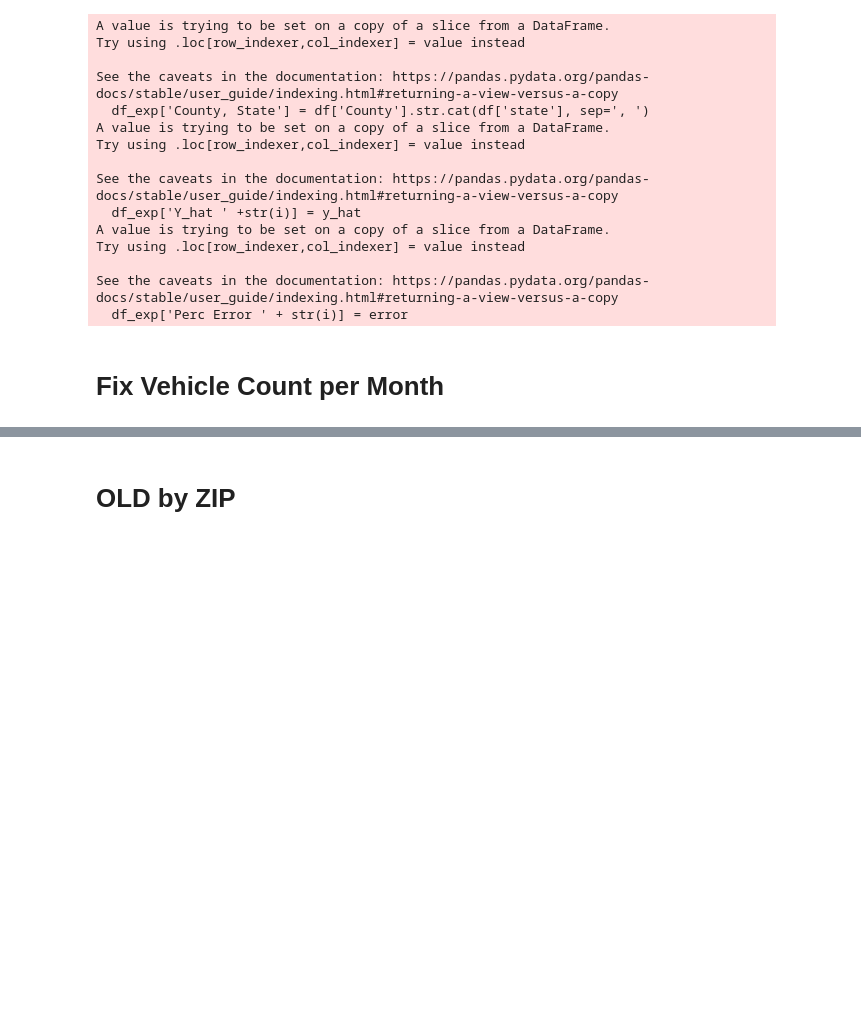
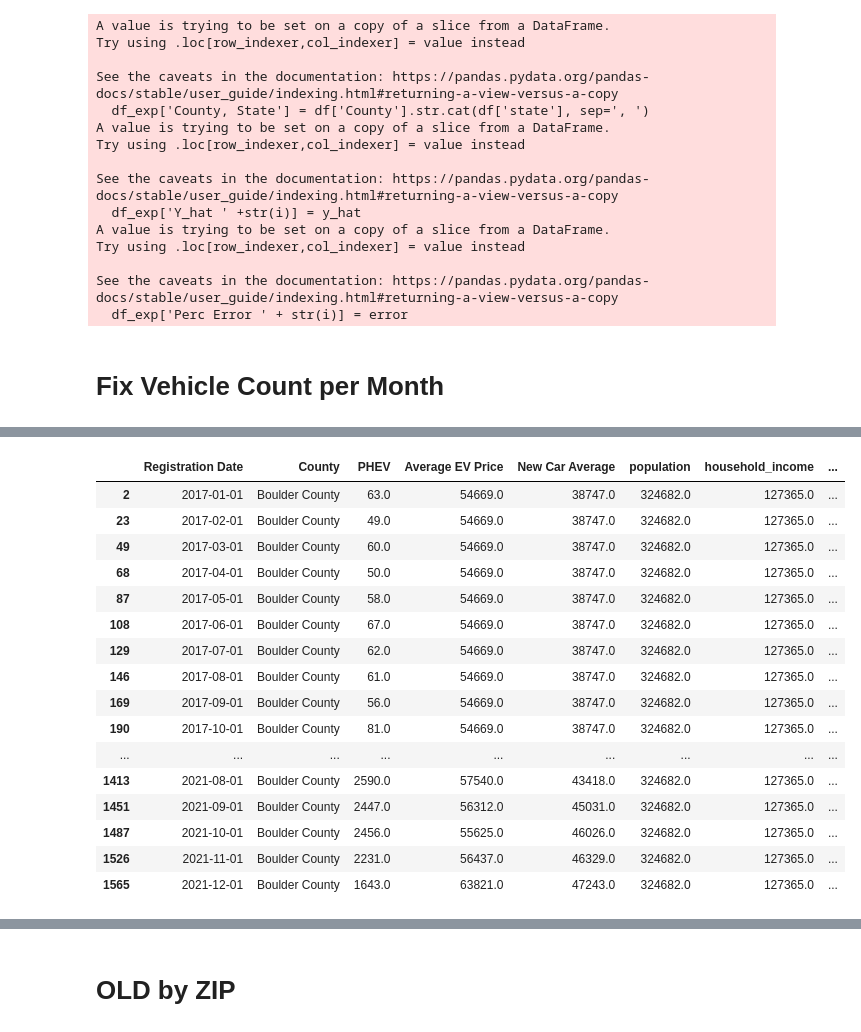
Before and after one commit to shakesy94/ev_adoption_ml, a Jupyter notebook: Visualization.ipynb, the cells around one changed output, grey strips where cells are left out. Saved outputs shown, nothing was run; the diff lists cells and outputs as text; code cells hidden in the pictures; blank space fills up the shorter version.

```diff
--- a/Visualization.ipynb
+++ b/Visualization.ipynb
@@ -291,0 +345,3 @@ See the caveats in the documentation: https://pandas.pydata.org/pandas-docs/stab
+# %%
+# Set the maximum number of rows to display
+pd.options.display.max_rows = 5  # Set to the desired value
@@ -292,3 +367,23 @@ See the caveats in the documentation: https://pandas.pydata.org/pandas-docs/stab
+# %%
+df[df['County'] == county]
+# %% [output]
+|  | Registration Date | County | PHEV | Average EV Price | New Car Average | population | household_income | ... |
+| 2 | 2017-01-01 | Boulder County | 63.0 | 54669.0 | 38747.0 | 324682.0 | 127365.0 | ... |
+| 23 | 2017-02-01 | Boulder County | 49.0 | 54669.0 | 38747.0 | 324682.0 | 127365.0 | ... |
+| 49 | 2017-03-01 | Boulder County | 60.0 | 54669.0 | 38747.0 | 324682.0 | 127365.0 | ... |
+| 68 | 2017-04-01 | Boulder County | 50.0 | 54669.0 | 38747.0 | 324682.0 | 127365.0 | ... |
+| 87 | 2017-05-01 | Boulder County | 58.0 | 54669.0 | 38747.0 | 324682.0 | 127365.0 | ... |
+| 108 | 2017-06-01 | Boulder County | 67.0 | 54669.0 | 38747.0 | 324682.0 | 127365.0 | ... |
+| 129 | 2017-07-01 | Boulder County | 62.0 | 54669.0 | 38747.0 | 324682.0 | 127365.0 | ... |
+| 146 | 2017-08-01 | Boulder County | 61.0 | 54669.0 | 38747.0 | 324682.0 | 127365.0 | ... |
+| 169 | 2017-09-01 | Boulder County | 56.0 | 54669.0 | 38747.0 | 324682.0 | 127365.0 | ... |
+| 190 | 2017-10-01 | Boulder County | 81.0 | 54669.0 | 38747.0 | 324682.0 | 127365.0 | ... |
+| ... | ... | ... | ... | ... | ... | ... | ... | ... |
+| 1413 | 2021-08-01 | Boulder County | 2590.0 | 57540.0 | 43418.0 | 324682.0 | 127365.0 | ... |
+| 1451 | 2021-09-01 | Boulder County | 2447.0 | 56312.0 | 45031.0 | 324682.0 | 127365.0 | ... |
+| 1487 | 2021-10-01 | Boulder County | 2456.0 | 55625.0 | 46026.0 | 324682.0 | 127365.0 | ... |
+| 1526 | 2021-11-01 | Boulder County | 2231.0 | 56437.0 | 46329.0 | 324682.0 | 127365.0 | ... |
+| 1565 | 2021-12-01 | Boulder County | 1643.0 | 63821.0 | 47243.0 | 324682.0 | 127365.0 | ... |
 # %%
 # convert the Unix timestamps to datetime format
 df_X['Datetime'] = pd.to_datetime(df_X['Unix Time'], unit='s')
```
Also changed, not shown: parts of 13 cells of this notebook.
